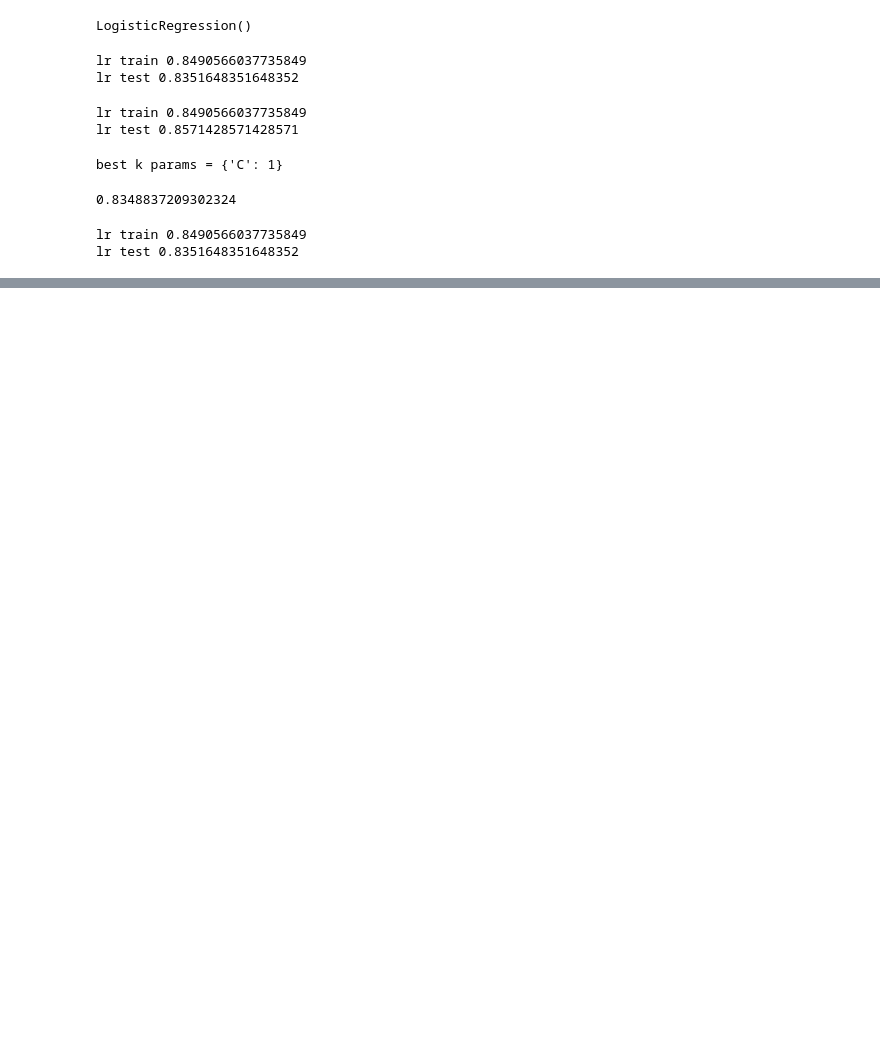
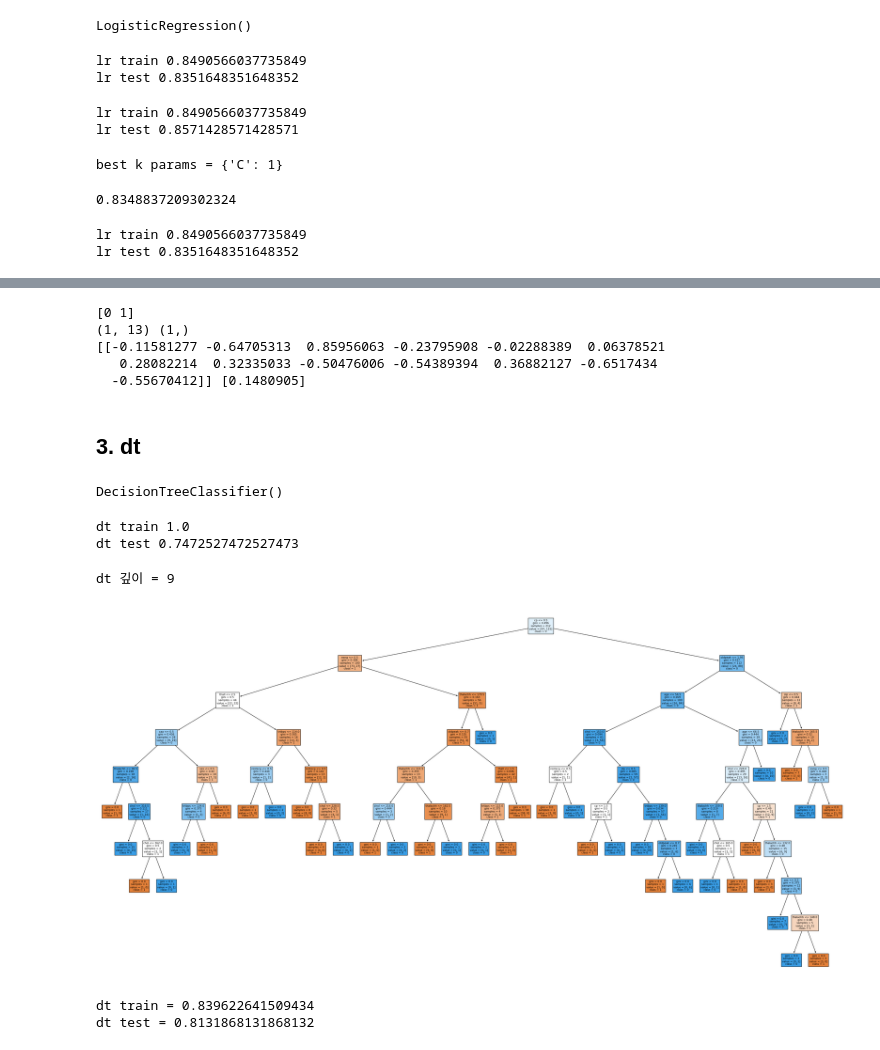
Before and after one commit to JangWoojun/Machine-Learning, a Jupyter notebook: 심장마비.ipynb, the cells around one changed output, grey strips where cells are left out. Cells and saved outputs as stored; diff of their text form; code cells hidden in the pictures; blank space fills up the shorter version.

```diff
--- a/심장마비.ipynb
+++ b/심장마비.ipynb
@@ -214,0 +207,55 @@ print(f"절편: {lr.intercept_}")
+# %%
+# 기울기, 절편 출력
+
+print(lr.classes_)
+print(lr.coef_.shape, lr.intercept_.shape)
+
+print(lr.coef_, lr.intercept_)
+# %% [output]
+[0 1]
+(1, 13) (1,)
+[[-0.11581277 -0.64705313  0.85956063 -0.23795908 -0.02288389  0.06378521
+   0.28082214  0.32335033 -0.50476006 -0.54389394  0.36882127 -0.6517434
+  -0.55670412]] [0.1480905]
+# %% [markdown]
+## 3. dt
+# %%
+# dt 모델 생성, 학습, train score/test score
+from sklearn.tree import DecisionTreeClassifier
+
+dt = DecisionTreeClassifier()
+dt.fit(X_train, y_train)
+# %% [output]
+DecisionTreeClassifier()
+# %%
+print(f"dt train {dt.score(X_train, y_train)}")
+print(f"dt test {dt.score(X_test, y_test)}")
+# %% [output]
+dt train 1.0
+dt test 0.7472527472527473
+# %%
+# dt 깊이 출력
+print(f"dt 깊이 = {dt.get_depth()}")
+# %% [output]
+dt 깊이 = 9
+# %%
+# 트리 시각화
+from sklearn.tree import plot_tree
+
+class_names = [str(cls) for cls in pd.unique(y)]
+
+plt.figure(figsize=(40, 20))
+plot_tree(dt, filled=True, feature_names=X.columns, class_names=class_names)
+plt.show()
+# %% [output]
+[figure, added]
+# %%
+# 깊이 3으로 제한 후 다시 학습
+dt = DecisionTreeClassifier(max_depth=3)
+dt.fit(X_train, y_train)
+
+print(f"dt train = {dt.score(X_train, y_train)}")
+print(f"dt test = {dt.score(X_test, y_test)}")
+# %% [output]
+dt train = 0.839622641509434
+dt test = 0.8131868131868132
```
Also changed, not shown: parts of 6 cells of this notebook.
